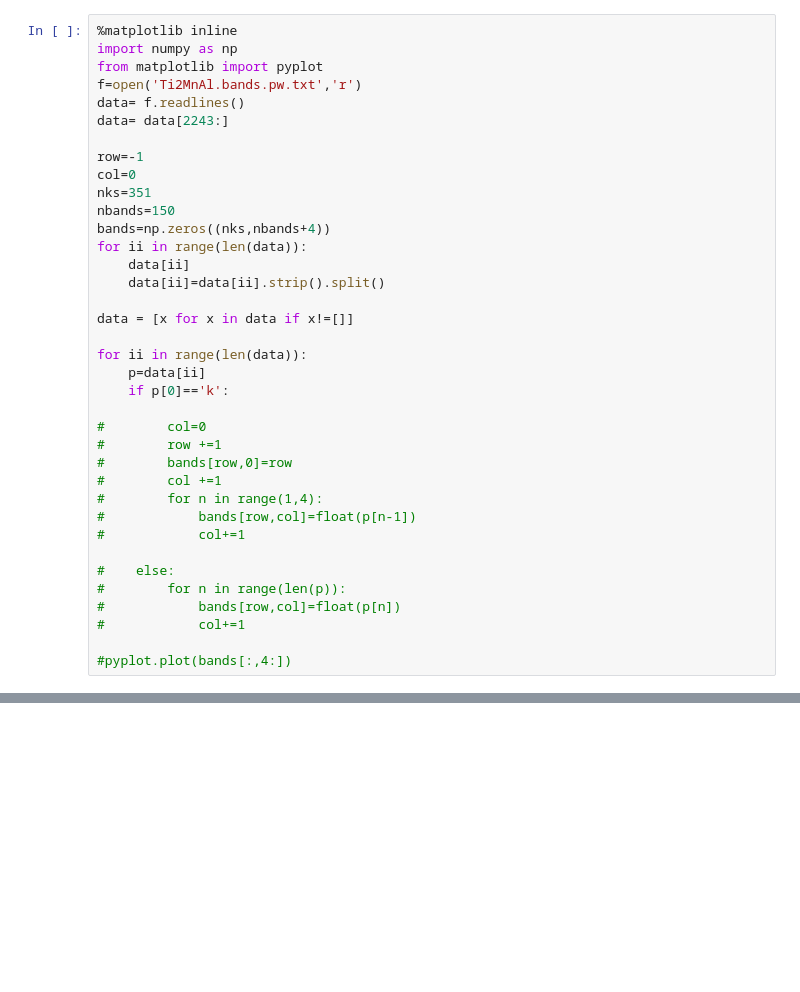
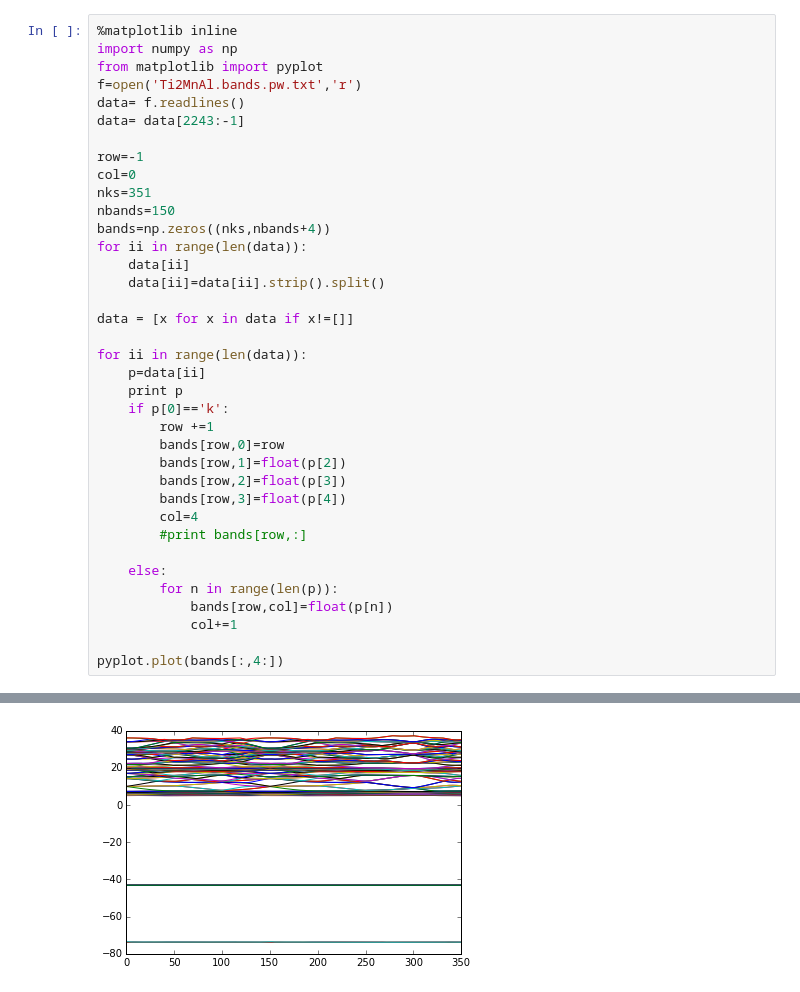
Before and after one commit to gstephen32/Ti2MnAl, a Jupyter notebook: parse_bands.ipynb, the cells around one changed output, grey strips where cells are left out. Cells and saved outputs as stored; diff of their text form; blank space fills up the shorter version.

Commit message:
Created self_consist framework and finished parse_bands

```diff
--- a/parse_bands.ipynb
+++ b/parse_bands.ipynb
@@ -4,7 +4,7 @@ import numpy as np
 from matplotlib import pyplot
 f=open('Ti2MnAl.bands.pw.txt','r')
 data= f.readlines()
-data= data[2243:]
+data= data[2243:-1]
 
 row=-1
 col=0
@@ -19,19 +19,20 @@ data = [x for x in data if x!=[]]
 
 for ii in range(len(data)):
     p=data[ii]
+    print p
     if p[0]=='k':
+        row +=1
+        bands[row,0]=row
+        bands[row,1]=float(p[2])
+        bands[row,2]=float(p[3])
+        bands[row,3]=float(p[4])
+        col=4
+        #print bands[row,:]
 
-#        col=0
-#        row +=1
-#        bands[row,0]=row
-#        col +=1
-#        for n in range(1,4):
-#            bands[row,col]=float(p[n-1])
-#            col+=1
+    else:
+        for n in range(len(p)):
+            bands[row,col]=float(p[n])
+            col+=1
 
-#    else:
-#        for n in range(len(p)):
-#            bands[row,col]=float(p[n])
-#            col+=1
-
-#pyplot.plot(bands[:,4:])
+pyplot.plot(bands[:,4:])
+# %% [output]
@@ -37,0 +73 @@ for ii in range(len(data)):
+[figure, added]
```
Also changed, not shown: parts of 1 cell of this notebook, 1 other file.
